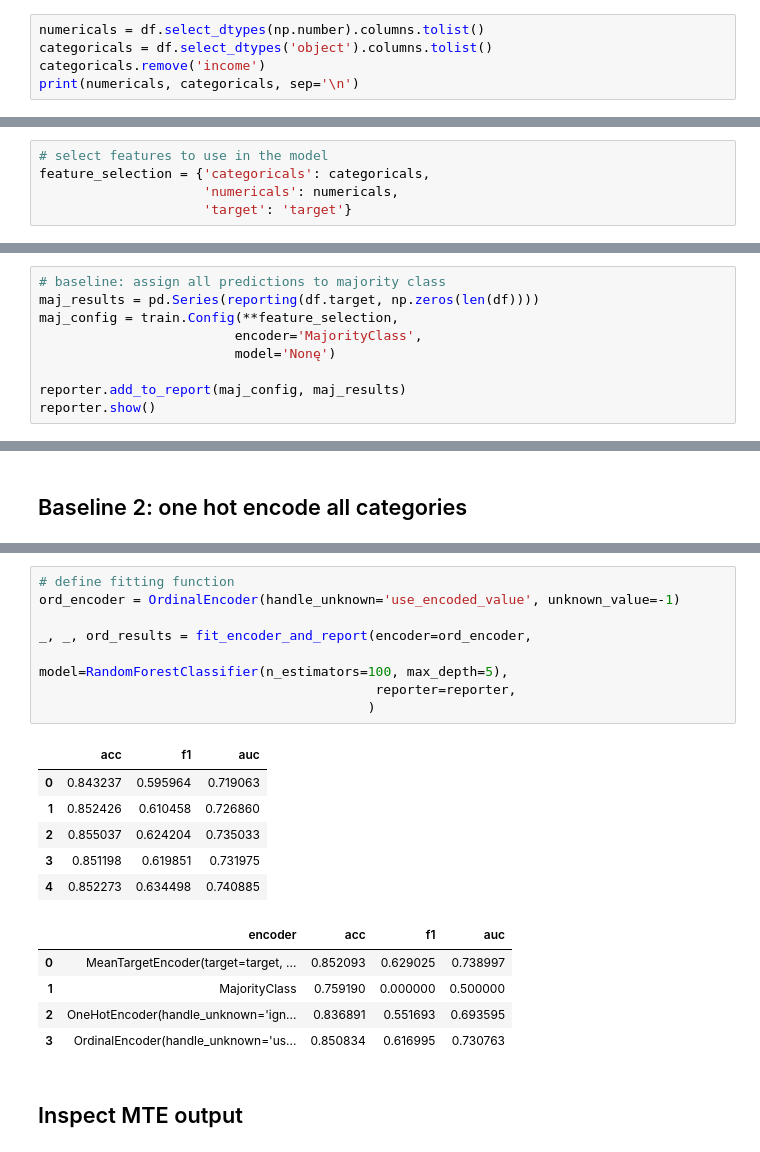
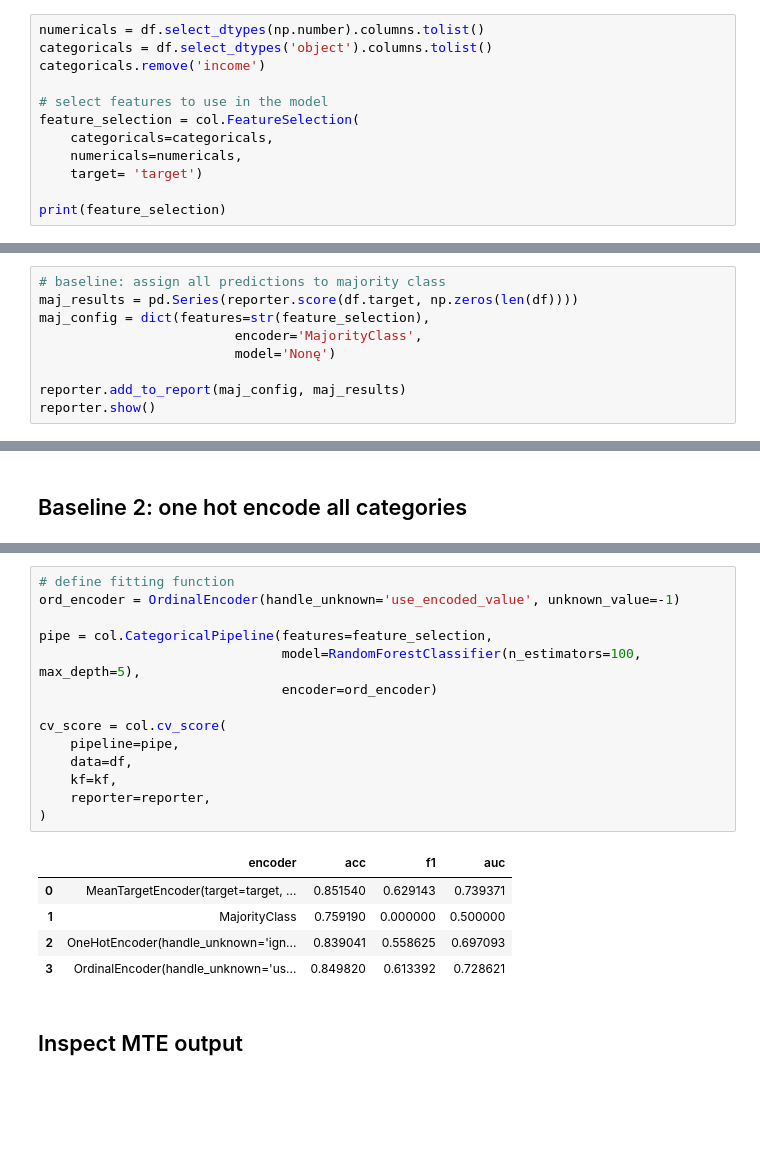
Before and after one commit to spayot/mte-plus, a Jupyter notebook: notebooks/modeling.ipynb, the cells around one changed output, grey strips where cells are left out. Saved outputs shown, nothing was run; the diff lists cells and outputs as text; blank space fills up the shorter version.

```diff
--- a/notebooks/modeling.ipynb
+++ b/notebooks/modeling.ipynb
@@ -76,5 +82,12 @@ fit_and_score = partial(train.fit_and_score,
 numericals = df.select_dtypes(np.number).columns.tolist()
 categoricals = df.select_dtypes('object').columns.tolist()
 categoricals.remove('income')
-print(numericals, categoricals, sep='\n')
+
+# select features to use in the model
+feature_selection = col.FeatureSelection(
+    categoricals=categoricals,
+    numericals=numericals,
+    target= 'target')
+
+print(feature_selection)
 # %% [output]
@@ -83,7 +95,2 @@ print(numericals, categoricals, sep='\n')
-# %%
-# select features to use in the model
-feature_selection = {'categoricals': categoricals,
-                     'numericals': numericals,
-                     'target': 'target'}
 # %% [markdown]
 ## Model Selection and Fitting
@@ -130,8 +119,8 @@ mte_config, pipe, mte_results = fit_encoder_and_report(encoder=mte_encoder,
 ### Baseline 1: Assign all predictions to majority class
 # %%
 # baseline: assign all predictions to majority class
-maj_results = pd.Series(reporting(df.target, np.zeros(len(df))))
-maj_config = train.Config(**feature_selection,
+maj_results = pd.Series(reporter.score(df.target, np.zeros(len(df))))
+maj_config = dict(features=str(feature_selection),
                          encoder='MajorityClass',
                          model='Nonę')
 
@@ -167,23 +156,23 @@ ohe_config, _, ohe_results = fit_encoder_and_report(encoder=ohe_encoder,
 # %%
 # define fitting function
 ord_encoder = OrdinalEncoder(handle_unknown='use_encoded_value', unknown_value=-1)
 
-_, _, ord_results = fit_encoder_and_report(encoder=ord_encoder,
-                                           model=RandomForestClassifier(n_estimators=100, max_depth=5),
-                                           reporter=reporter,
-                                          )
+pipe = col.CategoricalPipeline(features=feature_selection,
+                               model=RandomForestClassifier(n_estimators=100, max_depth=5),
+                               encoder=ord_encoder)
+
+cv_score = col.cv_score(
+    pipeline=pipe,
+    data=df,
+    kf=kf,
+    reporter=reporter,
+)
 # %% [output]
-|  | acc | f1 | auc |
-| 0 | 0.843237 | 0.595964 | 0.719063 |
-| 1 | 0.852426 | 0.610458 | 0.726860 |
-| 2 | 0.855037 | 0.624204 | 0.735033 |
-| 3 | 0.851198 | 0.619851 | 0.731975 |
-| 4 | 0.852273 | 0.634498 | 0.740885 |
+|  | encoder | acc | f1 | auc |
+| 0 | MeanTargetEncoder(target=target, ... | 0.851540 | 0.629143 | 0.739371 |
+| 1 | MajorityClass | 0.759190 | 0.000000 | 0.500000 |
+| 2 | OneHotEncoder(handle_unknown='ign... | 0.839041 | 0.558625 | 0.697093 |
+| 3 | OrdinalEncoder(handle_unknown='us... | 0.849820 | 0.613392 | 0.728621 |
-|  | encoder | acc | f1 | auc |
-| 0 | MeanTargetEncoder(target=target, ... | 0.852093 | 0.629025 | 0.738997 |
-| 1 | MajorityClass | 0.759190 | 0.000000 | 0.500000 |
-| 2 | OneHotEncoder(handle_unknown='ign... | 0.836891 | 0.551693 | 0.693595 |
-| 3 | OrdinalEncoder(handle_unknown='us... | 0.850834 | 0.616995 | 0.730763 |
 # %% [markdown]
 ## Inspect MTE output
 # %%
```
Also changed, not shown: parts of 17 cells of this notebook, 10 other files.
